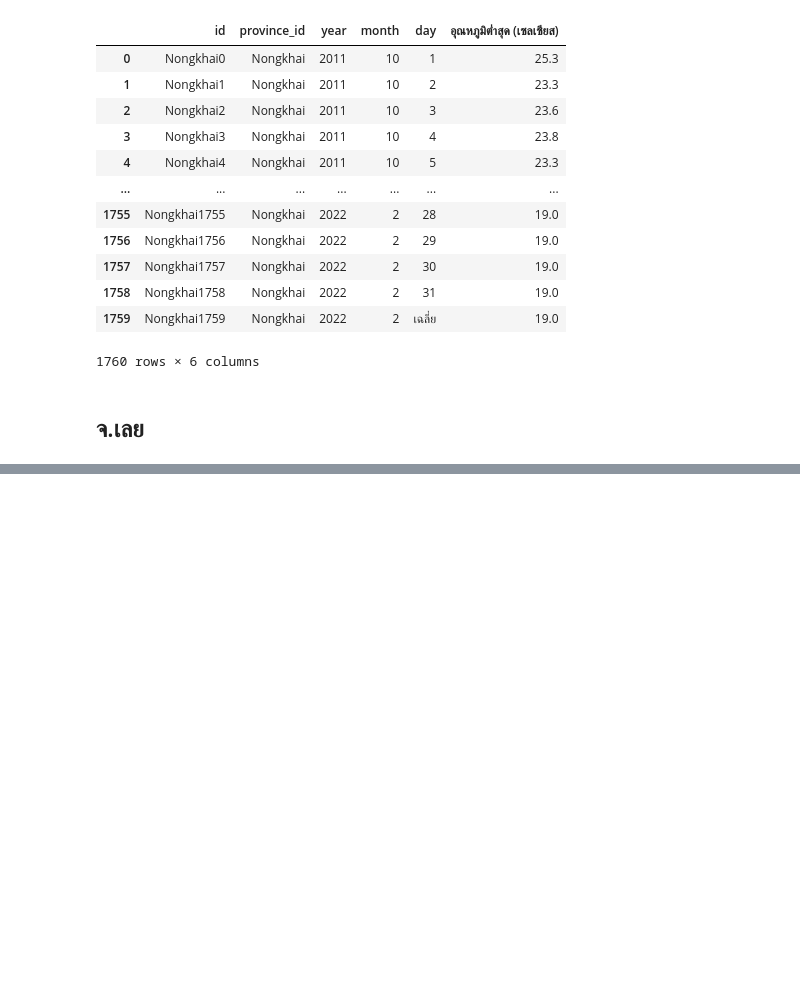
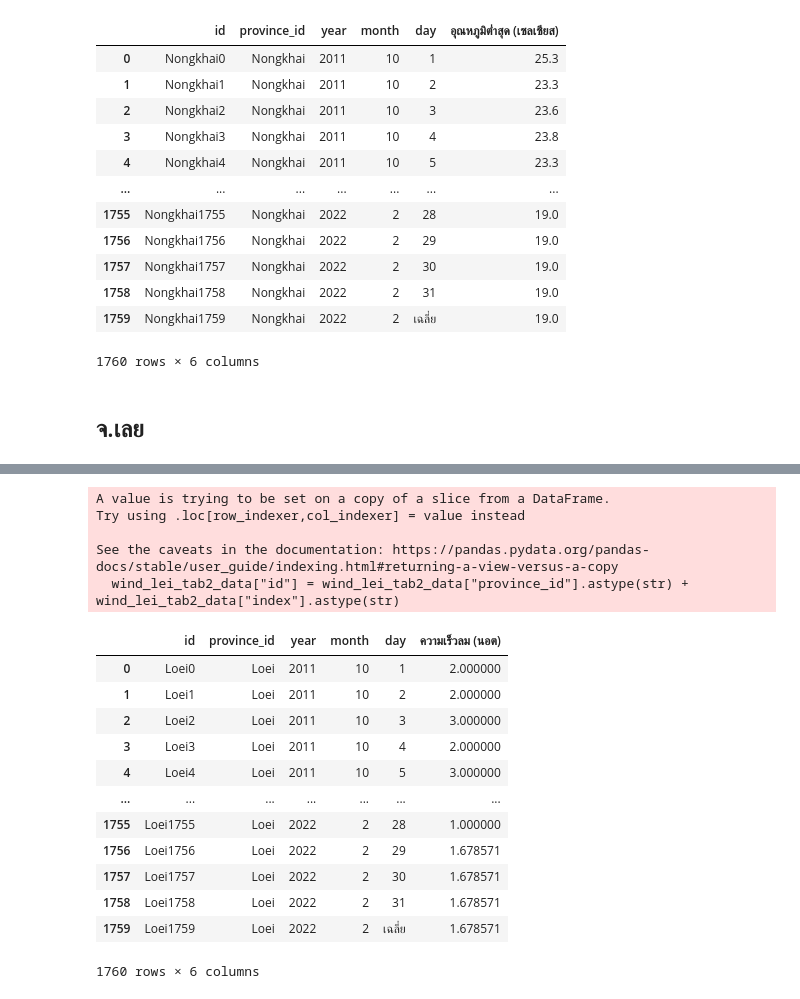
Before and after one commit to Aingon14/BSC_DPDM23, a Jupyter notebook: midterm_bscdpdm23.ipynb, the cells around one changed output, grey strips where cells are left out. Saved outputs shown, nothing was run; the diff lists cells and outputs as text; code cells hidden in the pictures; blank space fills up the shorter version.

```diff
--- a/midterm_bscdpdm23.ipynb
+++ b/midterm_bscdpdm23.ipynb
@@ -2963,0 +3034,35 @@ See the caveats in the documentation: https://pandas.pydata.org/pandas-docs/stab
+# %%
+#ความเร็วลม
+wind_lei_tab = wind_lei.set_index(['id','สถานี','เดือน/ปี']).stack().reset_index()
+wind_lei_tab.rename(columns={'level_3' : 'day'},inplace=True)
+wind_lei_tab.rename(columns={0 : 'ความเร็วลม (นอต)'},inplace=True)
+wind_lei_tab['province_id'] = len(wind_lei_tab)*['Loei']
+wind_lei_tab
+wind_lei_tab['year'] = wind_lei_tab['เดือน/ปี'].dt.year
+wind_lei_tab['month'] = wind_lei_tab['เดือน/ปี'].dt.month
+wind_lei_tab = wind_lei_tab.drop(['เดือน/ปี'], axis =1)
+wind_lei_tab
+wind_lei_tab2 = wind_lei_tab[['province_id','year','month','day','ความเร็วลม (นอต)']].reset_index()
+wind_lei_tab2_data = wind_lei_tab2[['province_id','index','year','month','day','ความเร็วลม (นอต)']]
+wind_lei_tab2_data["id"] = wind_lei_tab2_data["province_id"].astype(str) + wind_lei_tab2_data["index"].astype(str)
+wind_lei_las = wind_lei_tab2_data[['id','province_id','year','month','day','ความเร็วลม (นอต)']]
+wind_lei_las
+# %% [output]
+A value is trying to be set on a copy of a slice from a DataFrame.
+Try using .loc[row_indexer,col_indexer] = value instead
+
+See the caveats in the documentation: https://pandas.pydata.org/pandas-docs/stable/user_guide/indexing.html#returning-a-view-versus-a-copy
+  wind_lei_tab2_data["id"] = wind_lei_tab2_data["province_id"].astype(str) + wind_lei_tab2_data["index"].astype(str)
+|  | id | province_id | year | month | day | ความเร็วลม (นอต) |
+| 0 | Loei0 | Loei | 2011 | 10 | 1 | 2.000000 |
+| 1 | Loei1 | Loei | 2011 | 10 | 2 | 2.000000 |
+| 2 | Loei2 | Loei | 2011 | 10 | 3 | 3.000000 |
+| 3 | Loei3 | Loei | 2011 | 10 | 4 | 2.000000 |
+| 4 | Loei4 | Loei | 2011 | 10 | 5 | 3.000000 |
+| ... | ... | ... | ... | ... | ... | ... |
+| 1755 | Loei1755 | Loei | 2022 | 2 | 28 | 1.000000 |
+| 1756 | Loei1756 | Loei | 2022 | 2 | 29 | 1.678571 |
+| 1757 | Loei1757 | Loei | 2022 | 2 | 30 | 1.678571 |
+| 1758 | Loei1758 | Loei | 2022 | 2 | 31 | 1.678571 |
+| 1759 | Loei1759 | Loei | 2022 | 2 | เฉลี่ย | 1.678571 |
+1760 rows × 6 columns
```
Also changed, not shown: parts of 8 cells of this notebook.
